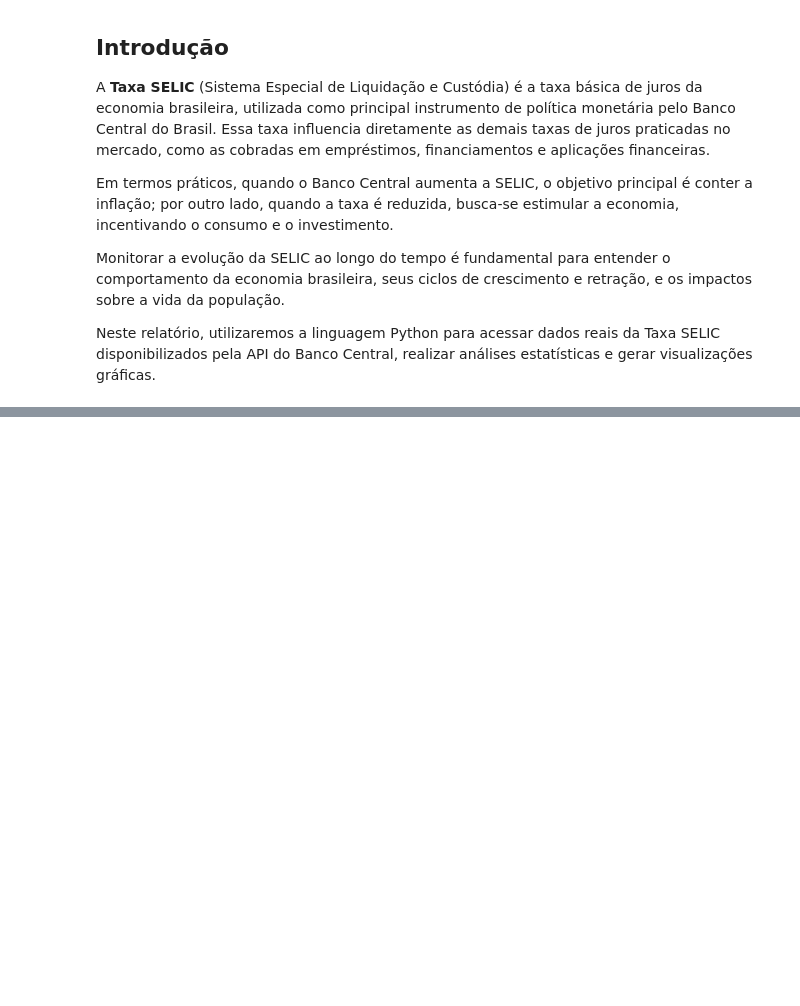
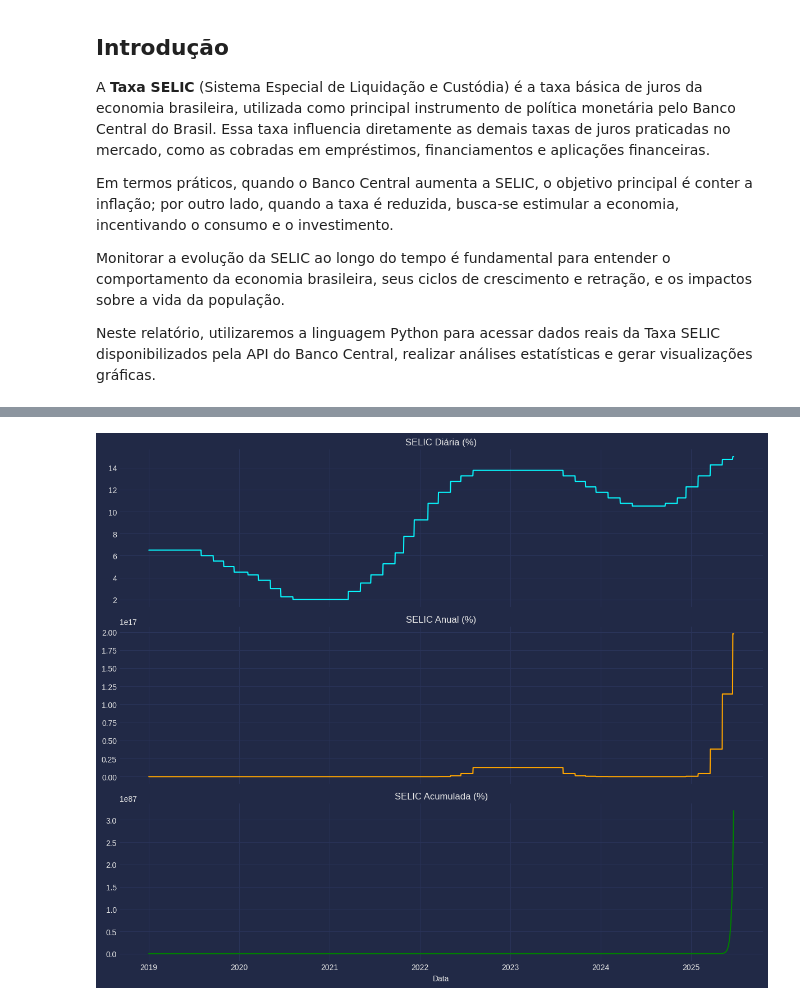
Before and after one commit to NathaliaOliveir/CEE2, a Jupyter notebook: Trabalho1.ipynb, the cells around one changed output, grey strips where cells are left out. Saved outputs shown, nothing was run; the diff lists cells and outputs as text; code cells hidden in the pictures; blank space fills up the shorter version.

```diff
--- a/Trabalho1.ipynb
+++ b/Trabalho1.ipynb
@@ -68,0 +72,18 @@ KeyError: 'selic'
+# %%
+selic['selic'] = selic['SELIC Diária (%)'] / 100
+
+# Calculando SELIC Anual e Acumulada
+selic['SELIC Anual (%)'] = (1 + selic['selic']).pow(252) - 1
+selic['SELIC Acumulada (%)'] = (1 + selic['selic']).cumprod() - 1
+
+# Convertendo tudo para porcentagem com 6 casas decimais
+selic['SELIC Diária (%)'] = selic['selic'] * 100
+selic['SELIC Anual (%)'] = selic['SELIC Anual (%)'] * 100
+selic['SELIC Acumulada (%)'] = selic['SELIC Acumulada (%)'] * 100
+
+# Selecionando colunas finais e formatando datas
+selic = selic[['SELIC Diária (%)', 'SELIC Anual (%)', 'SELIC Acumulada (%)']]
+selic.index.name = 'Datas'
+
+# Exibindo a tabela final
+print(selic.head())
@@ -68,0 +98,22 @@ KeyError: 'selic'
+# %%
+selic.index = pd.to_datetime(selic.index, format='%d/%m/%Y')
+# %%
+fig, axs = plt.subplots(3, 1, figsize=(12, 10), sharex=True)
+
+axs[0].plot(selic.index, selic['SELIC Diária (%)'])
+axs[0].set_title('SELIC Diária (%)')
+axs[0].grid(True)
+
+axs[1].plot(selic.index, selic['SELIC Anual (%)'], color='orange')
+axs[1].set_title('SELIC Anual (%)')
+axs[1].grid(True)
+
+axs[2].plot(selic.index, selic['SELIC Acumulada (%)'], color='green')
+axs[2].set_title('SELIC Acumulada (%)')
+axs[2].set_xlabel('Data')
+axs[2].grid(True)
+
+plt.tight_layout()
+plt.show()
+# %% [output]
+[figure, added]
```
Also changed, not shown: parts of 4 cells of this notebook.
